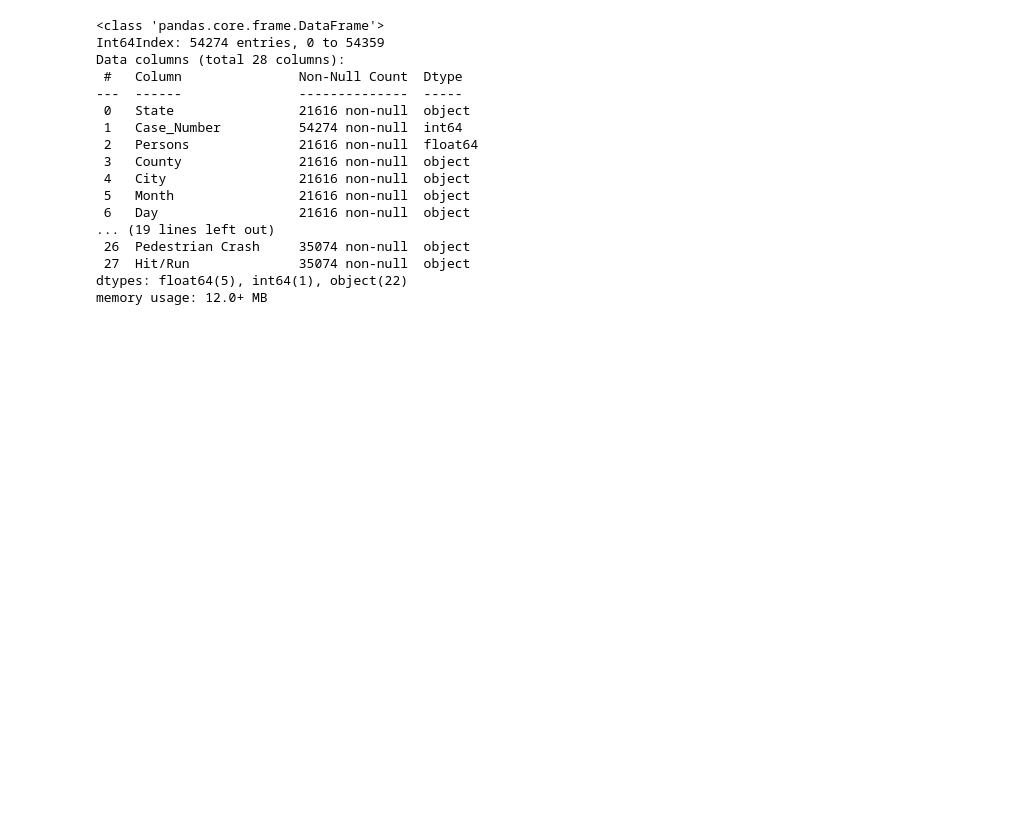
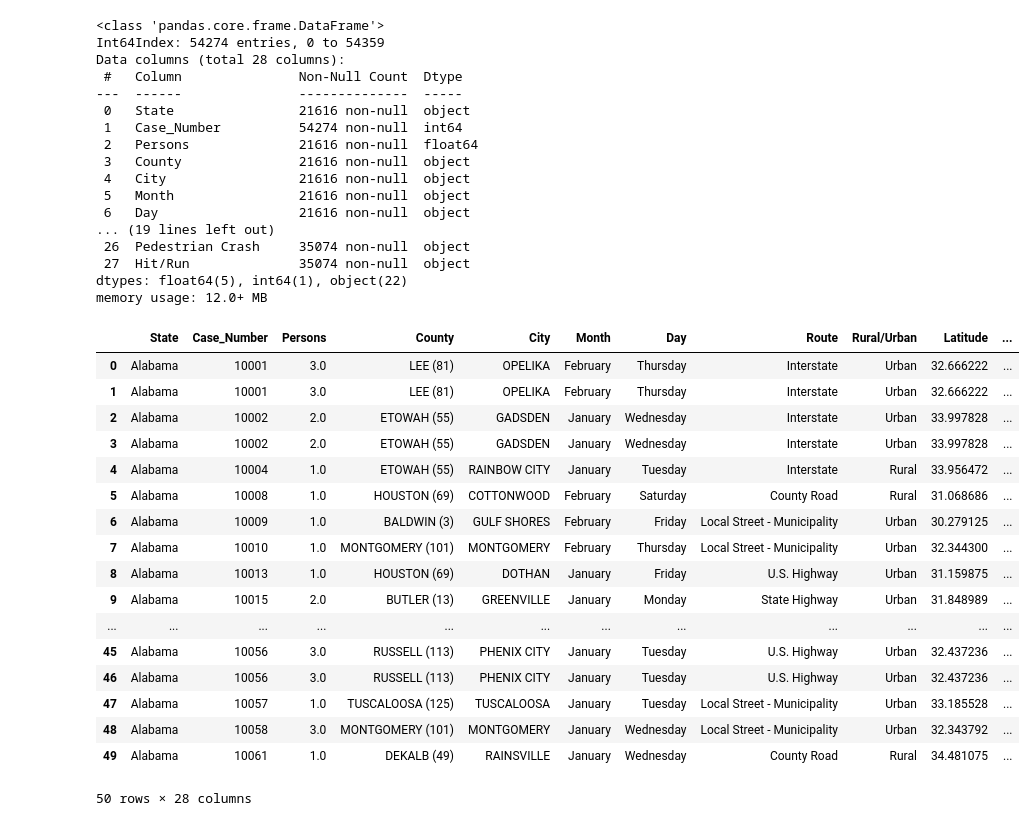
Before and after one commit to tommyjohnny36/Crash-Dummies-2.0, a Jupyter notebook: full_data.ipynb, the cells around one changed output. Cells and saved outputs as stored; diff of their text form; code cells hidden in the pictures; blank space fills up the shorter version.

```diff
--- a/full_data.ipynb
+++ b/full_data.ipynb
@@ -87,3 +88,24 @@ Data columns (total 28 columns):
  27  Hit/Run              35074 non-null  object
 dtypes: float64(5), int64(1), object(22)
 memory usage: 12.0+ MB
+# %%
+clean_df.head(50)
+# %% [output]
+|  | State | Case_Number | Persons | County | City | Month | Day | Route | Rural/Urban | Latitude | ... |
+| 0 | Alabama | 10001 | 3.0 | LEE (81) | OPELIKA | February | Thursday | Interstate | Urban | 32.666222 | ... |
+| 1 | Alabama | 10001 | 3.0 | LEE (81) | OPELIKA | February | Thursday | Interstate | Urban | 32.666222 | ... |
+| 2 | Alabama | 10002 | 2.0 | ETOWAH (55) | GADSDEN | January | Wednesday | Interstate | Urban | 33.997828 | ... |
+| 3 | Alabama | 10002 | 2.0 | ETOWAH (55) | GADSDEN | January | Wednesday | Interstate | Urban | 33.997828 | ... |
+| 4 | Alabama | 10004 | 1.0 | ETOWAH (55) | RAINBOW CITY | January | Tuesday | Interstate | Rural | 33.956472 | ... |
+| 5 | Alabama | 10008 | 1.0 | HOUSTON (69) | COTTONWOOD | February | Saturday | County Road | Rural | 31.068686 | ... |
+| 6 | Alabama | 10009 | 1.0 | BALDWIN (3) | GULF SHORES | February | Friday | Local Street - Municipality | Urban | 30.279125 | ... |
+| 7 | Alabama | 10010 | 1.0 | MONTGOMERY (101) | MONTGOMERY | February | Thursday | Local Street - Municipality | Urban | 32.344300 | ... |
+| 8 | Alabama | 10013 | 1.0 | HOUSTON (69) | DOTHAN | January | Friday | U.S. Highway | Urban | 31.159875 | ... |
+| 9 | Alabama | 10015 | 2.0 | BUTLER (13) | GREENVILLE | January | Monday | State Highway | Urban | 31.848989 | ... |
+| ... | ... | ... | ... | ... | ... | ... | ... | ... | ... | ... | ... |
+| 45 | Alabama | 10056 | 3.0 | RUSSELL (113) | PHENIX CITY | January | Tuesday | U.S. Highway | Urban | 32.437236 | ... |
+| 46 | Alabama | 10056 | 3.0 | RUSSELL (113) | PHENIX CITY | January | Tuesday | U.S. Highway | Urban | 32.437236 | ... |
+| 47 | Alabama | 10057 | 1.0 | TUSCALOOSA (125) | TUSCALOOSA | January | Tuesday | Local Street - Municipality | Urban | 33.185528 | ... |
+| 48 | Alabama | 10058 | 3.0 | MONTGOMERY (101) | MONTGOMERY | January | Wednesday | Local Street - Municipality | Urban | 32.343792 | ... |
+| 49 | Alabama | 10061 | 1.0 | DEKALB (49) | RAINSVILLE | January | Wednesday | County Road | Rural | 34.481075 | ... |
+50 rows × 28 columns
```
Also changed, not shown: parts of 1 cell of this notebook.
